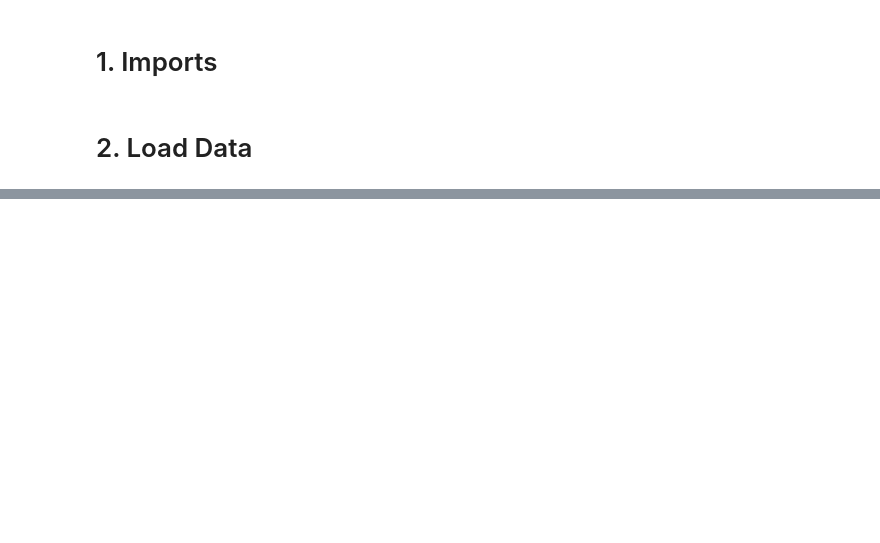
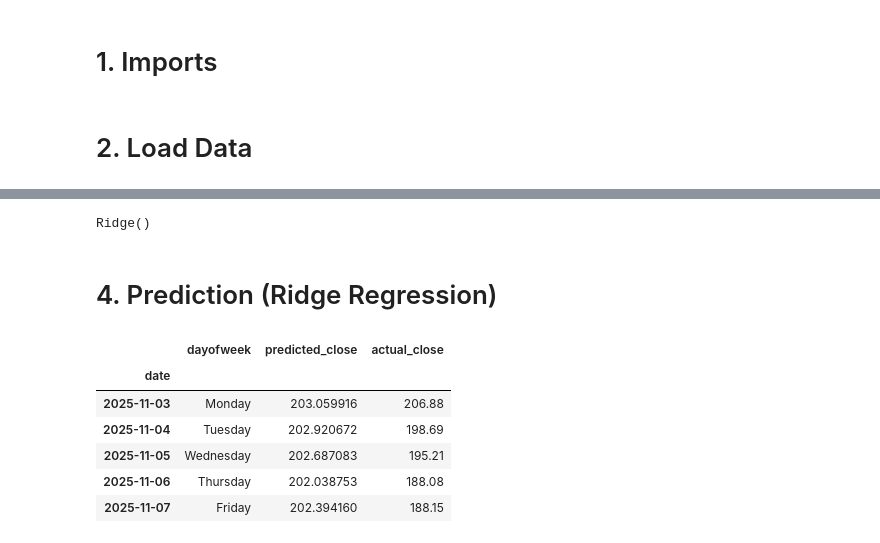
Before and after one commit to sahn1998/StockPrediction, a Jupyter notebook: model/model_no1.ipynb, the cells around one changed output, grey strips where cells are left out. Drawn from its saved outputs; the diff is of its cells as text; code cells hidden in the pictures; blank space fills up the shorter version.

Commit message:
model_try_ridge

```diff
--- a/model/model_no1.ipynb
+++ b/model/model_no1.ipynb
@@ -55,0 +125,54 @@ vectorizer   = joblib.load(f"{DATA_PATH}/tfidf/tfidf_vectorizer.pkl") # Load TF-
+# %%
+# TF-IDF(t-1): drop the last TF-IDF row
+X_train_tfidf_prev = X_train_text[:-1]          # days 0..N-2
+
+# Close(t-1): drop the last close
+prev_close_train = y_train_all[:-1].reshape(-1, 1)
+
+# Target Close(t): drop the first close
+y_train = y_train_all[1:]                  # days 1..N-1
+
+# Final training features: [TFIDF(t-1), Close(t-1)]
+X_train_iter = hstack([X_train_tfidf_prev, prev_close_train])
+# %%
+model = Ridge(alpha=1.0)
+model.fit(X_train_iter, y_train)
+# %% [output]
+Ridge()
+# %% [markdown]
+# 4. Prediction (Ridge Regression)
+# %%
+predicted_closes = []
+
+# Start with last *actual* training close
+prev_close = float(y_train_all[-1])
+
+for i in range(len(test_dates)):
+    prev_close_feat = np.array([[prev_close]])  # shape (1,1)
+    X_i = hstack([X_test_text[i, :], prev_close_feat])  # (1, n_features+1)
+
+    y_pred_i = model.predict(X_i)[0]
+    predicted_closes.append(y_pred_i)
+
+    # For next day, feed in today's predicted close
+    prev_close = y_pred_i
+
+pred_df = pd.DataFrame({
+    "date": test_dates,
+    # label mon, tues, wed.
+    "dayofweek": [pd.Timestamp(d).day_name() for d in test_dates],
+    "predicted_close": predicted_closes,
+    "actual_close": y_test_all,
+}).set_index("date")
+
+pred_df.to_csv(DATA_OUTPUT_PATH / "nvidia_price_predictions.csv")
+# %%
+pred_df.head(10)
+# %% [output]
+|  | dayofweek | predicted_close | actual_close |
+| date |  |  |  |
+| 2025-11-03 | Monday | 203.059916 | 206.88 |
+| 2025-11-04 | Tuesday | 202.920672 | 198.69 |
+| 2025-11-05 | Wednesday | 202.687083 | 195.21 |
+| 2025-11-06 | Thursday | 202.038753 | 188.08 |
+| 2025-11-07 | Friday | 202.394160 | 188.15 |
```
Also changed, not shown: parts of 7 cells of this notebook, 2 other files.
